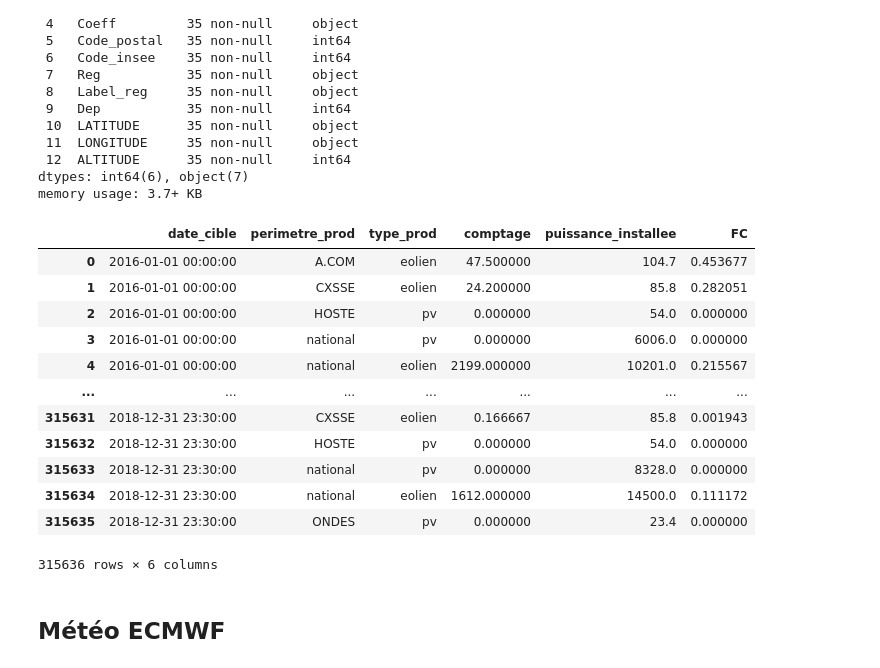
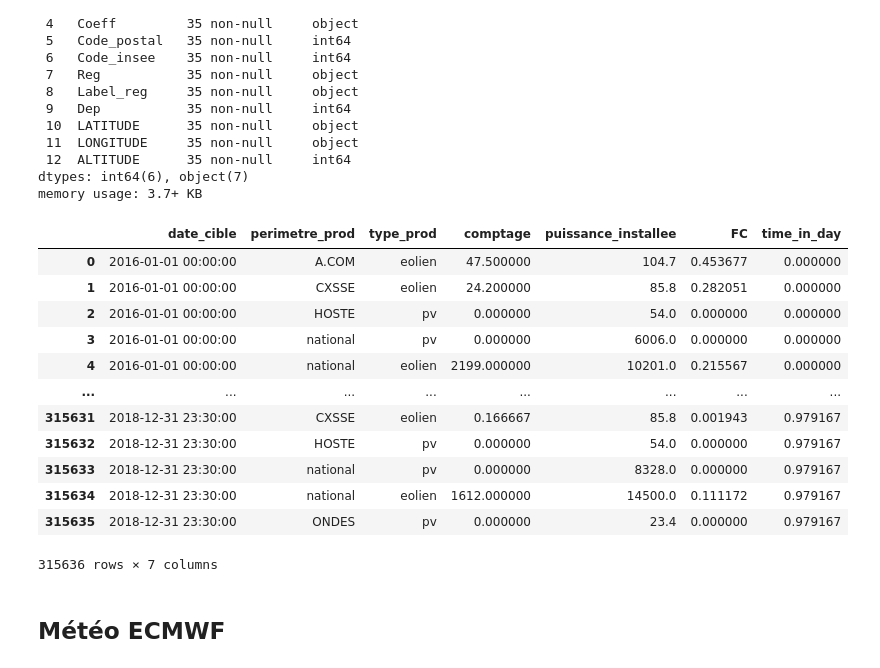
Before and after one commit to AlexandreRozier/ChallengePrevisionENR, a Jupyter notebook: main.ipynb, the cells around one changed output. Saved outputs shown, nothing was run; the diff lists cells and outputs as text; code cells hidden in the pictures.

Commit message:
Clip FC + zero FC when at night + add time_in_day

```diff
--- a/main.ipynb
+++ b/main.ipynb
@@ -45,24 +46,25 @@ dtypes: int64(6), object(7)
 memory usage: 3.7+ KB
 # %%
 prod = pyreadr.read_r('prod.RDS')[None]
+prod['time_in_day'] = prod.date_cible.apply(lambda dt: (3600*dt.hour+60*dt.minute + dt.second)/(24*3600))
 train_prod = prod[prod.date_cible.dt.year < 2019]
 test_prod = prod[prod.date_cible.dt.year == 2019]
 
 train_prod
 # %% [output]
-|  | date_cible | perimetre_prod | type_prod | comptage | puissance_installee | FC |
-| 0 | 2016-01-01 00:00:00 | A.COM | eolien | 47.500000 | 104.7 | 0.453677 |
-| 1 | 2016-01-01 00:00:00 | CXSSE | eolien | 24.200000 | 85.8 | 0.282051 |
-| 2 | 2016-01-01 00:00:00 | HOSTE | pv | 0.000000 | 54.0 | 0.000000 |
-| 3 | 2016-01-01 00:00:00 | national | pv | 0.000000 | 6006.0 | 0.000000 |
-| 4 | 2016-01-01 00:00:00 | national | eolien | 2199.000000 | 10201.0 | 0.215567 |
-| ... | ... | ... | ... | ... | ... | ... |
-| 315631 | 2018-12-31 23:30:00 | CXSSE | eolien | 0.166667 | 85.8 | 0.001943 |
-| 315632 | 2018-12-31 23:30:00 | HOSTE | pv | 0.000000 | 54.0 | 0.000000 |
-| 315633 | 2018-12-31 23:30:00 | national | pv | 0.000000 | 8328.0 | 0.000000 |
-| 315634 | 2018-12-31 23:30:00 | national | eolien | 1612.000000 | 14500.0 | 0.111172 |
-| 315635 | 2018-12-31 23:30:00 | ONDES | pv | 0.000000 | 23.4 | 0.000000 |
+|  | date_cible | perimetre_prod | type_prod | comptage | puissance_installee | FC | time_in_day |
+| 0 | 2016-01-01 00:00:00 | A.COM | eolien | 47.500000 | 104.7 | 0.453677 | 0.000000 |
+| 1 | 2016-01-01 00:00:00 | CXSSE | eolien | 24.200000 | 85.8 | 0.282051 | 0.000000 |
+| 2 | 2016-01-01 00:00:00 | HOSTE | pv | 0.000000 | 54.0 | 0.000000 | 0.000000 |
+| 3 | 2016-01-01 00:00:00 | national | pv | 0.000000 | 6006.0 | 0.000000 | 0.000000 |
+| 4 | 2016-01-01 00:00:00 | national | eolien | 2199.000000 | 10201.0 | 0.215567 | 0.000000 |
+| ... | ... | ... | ... | ... | ... | ... | ... |
+| 315631 | 2018-12-31 23:30:00 | CXSSE | eolien | 0.166667 | 85.8 | 0.001943 | 0.979167 |
+| 315632 | 2018-12-31 23:30:00 | HOSTE | pv | 0.000000 | 54.0 | 0.000000 | 0.979167 |
+| 315633 | 2018-12-31 23:30:00 | national | pv | 0.000000 | 8328.0 | 0.000000 | 0.979167 |
+| 315634 | 2018-12-31 23:30:00 | national | eolien | 1612.000000 | 14500.0 | 0.111172 | 0.979167 |
+| 315635 | 2018-12-31 23:30:00 | ONDES | pv | 0.000000 | 23.4 | 0.000000 | 0.979167 |
-315636 rows × 6 columns
+315636 rows × 7 columns
 # %% [markdown]
 ## Météo ECMWF
 # %%
```
Also changed, not shown: parts of 9 cells of this notebook.
